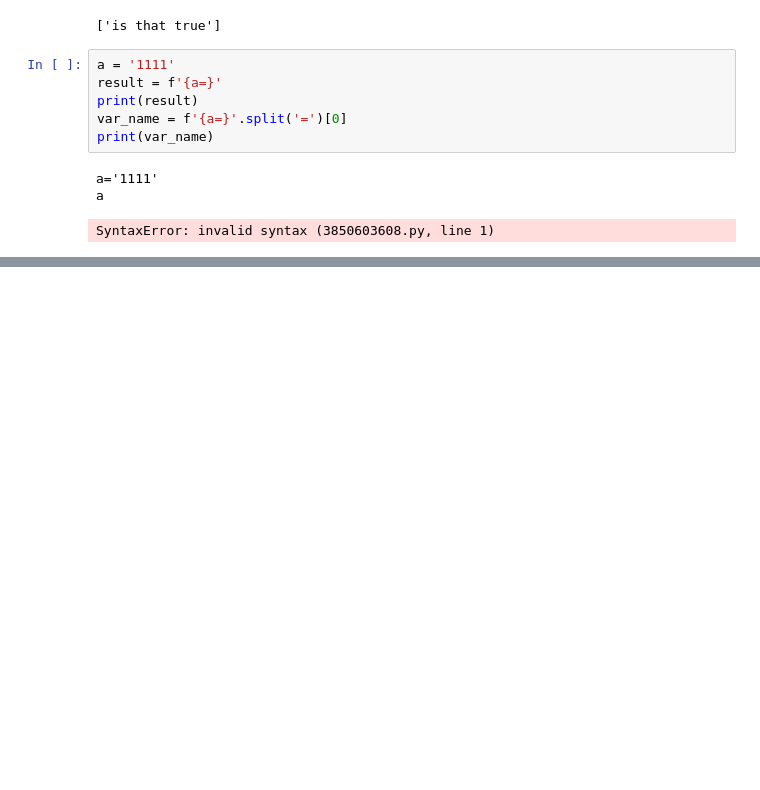
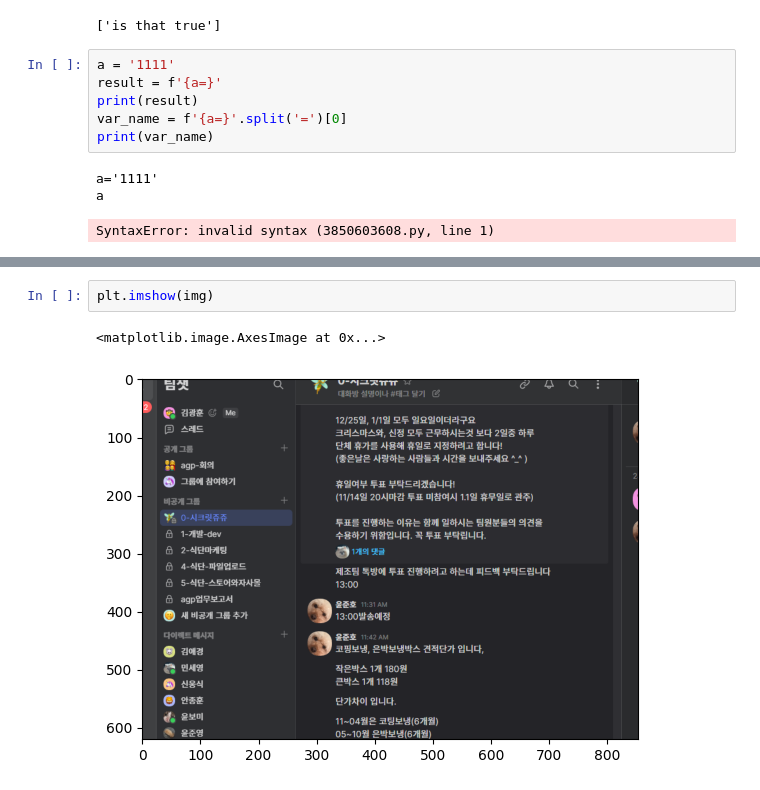
Before and after one commit to kikiru328/Manufacturing_System, a Jupyter notebook: webcams.ipynb, the cells around one changed output, grey strips where cells are left out. Saved outputs shown, nothing was run; the diff lists cells and outputs as text; blank space fills up the shorter version.

```diff
--- a/webcams.ipynb
+++ b/webcams.ipynb
@@ -43,0 +157,5 @@ SyntaxError: invalid syntax (3850603608.py, line 1)
+# %%
+plt.imshow(img)
+# %% [output]
+<matplotlib.image.AxesImage at 0x...>
+[figure, added]
```
Also changed, not shown: parts of 13 cells of this notebook, 3 other files.
